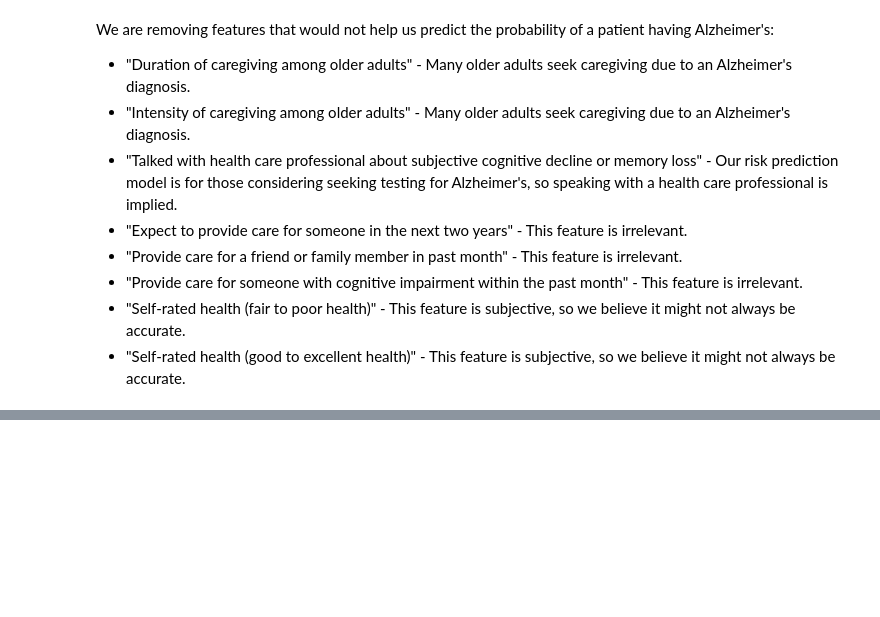
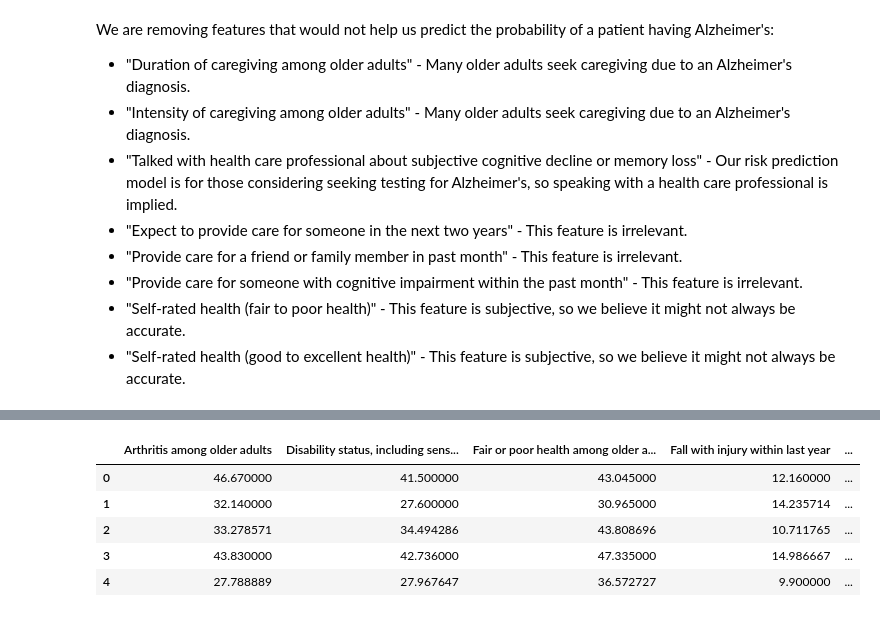
Before and after one commit to ashleythorlin/Risk-Prediction-For-Alzheimers, a Jupyter notebook: MLModeling.ipynb, the cells around one changed output, grey strips where cells are left out. Cells and saved outputs as stored; diff of their text form; code cells hidden in the pictures; blank space fills up the shorter version.

```diff
--- a/MLModeling.ipynb
+++ b/MLModeling.ipynb
@@ -124,3 +135,14 @@ We are removing features that would not help us predict the probability of a pat
 - "Provide care for someone with cognitive impairment within the past month" - This feature is irrelevant.
 - "Self-rated health (fair to poor health)" - This feature is subjective, so we believe it might not always be accurate.
 - "Self-rated health (good to excellent health)" - This feature is subjective, so we believe it might not always be accurate.
+# %%
+# Dropping irrelevant features
+all_alzheimers_data = all_alzheimers_data.drop(columns=["Duration of caregiving among older adults",
+                                                        "Intensity of caregiving among older adults",
+                                                        "Talked with health care professional about subjective cognitive decline or memory loss",
+                                                        "Expect to provide care for someone in the next two years",
+                                                        "Provide care for a friend or family member in past month",
+                                                        "Provide care for someone with cognitive impairment within the past month",
+                                                        "Self-rated health (fair to poor health)",
+                                                        "Self-rated health (good to excellent health)",
+                                                        ], axis=1)
@@ -126,0 +151,18 @@ We are removing features that would not help us predict the probability of a pat
+# %%
+# Separate dataframe by AgeGroup
+alzheimers_data_age0 = all_alzheimers_data.loc[all_alzheimers_data['AgeGroup'] == 0].reset_index().drop(['index', 'AgeGroup'], axis=1) # 50-64 y/o
+alzheimers_data_age1 = all_alzheimers_data.loc[all_alzheimers_data['AgeGroup'] == 1].reset_index().drop(['index', 'AgeGroup'], axis=1) # 65+ y/o
+alzheimers_data_age2 = all_alzheimers_data.loc[all_alzheimers_data['AgeGroup'] == 2].reset_index().drop(['index', 'AgeGroup'], axis=1) # Overall (50+ y/o)
+
+alzheimers_data_age0.head()
+alzheimers_data_age1.head()
+alzheimers_data_age2.head()
+
+# Get top features for each AgeGroup
+age0_features = top_feature_selector(alzheimers_data_age0)
+age1_features = top_feature_selector(alzheimers_data_age1)
+age2_features = top_feature_selector(alzheimers_data_age2)
+
+alzheimers_data_age0 = alzheimers_data_age0.drop('LocationDesc', axis=1)
+alzheimers_data_age1 = alzheimers_data_age1.drop('LocationDesc', axis=1)
+alzheimers_data_age2 = alzheimers_data_age2.drop('LocationDesc', axis=1)
@@ -126,0 +187,14 @@ We are removing features that would not help us predict the probability of a pat
+# %%
+# Keeping the top 20 features
+alzheimers_data_age0 = alzheimers_data_age0.drop(columns=age0_features[0][20:].tolist(), axis=1)
+alzheimers_data_age1 = alzheimers_data_age1.drop(columns=age1_features[0][20:].tolist(), axis=1)
+alzheimers_data_age2 = alzheimers_data_age2.drop(columns=age2_features[0][20:].tolist(), axis=1)
+
+alzheimers_data_age0.head()
+# %% [output]
+|  | Arthritis among older adults | Disability status, including sens... | Fair or poor health among older a... | Fall with injury within last year | ... |
+| 0 | 46.670000 | 41.500000 | 43.045000 | 12.160000 | ... |
+| 1 | 32.140000 | 27.600000 | 30.965000 | 14.235714 | ... |
+| 2 | 33.278571 | 34.494286 | 43.808696 | 10.711765 | ... |
+| 3 | 43.830000 | 42.736000 | 47.335000 | 14.986667 | ... |
+| 4 | 27.788889 | 27.967647 | 36.572727 | 9.900000 | ... |
```
Also changed, not shown: parts of 10 cells of this notebook.
